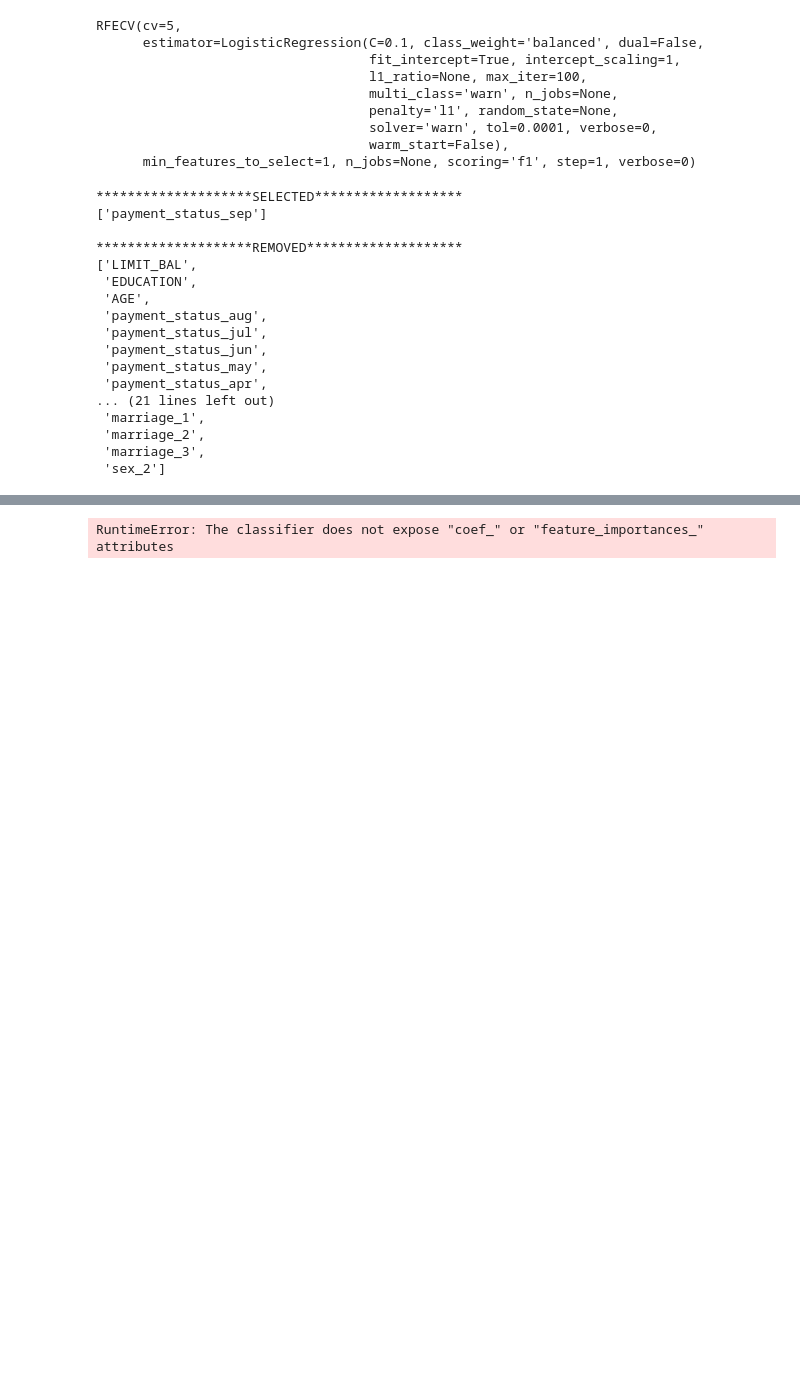
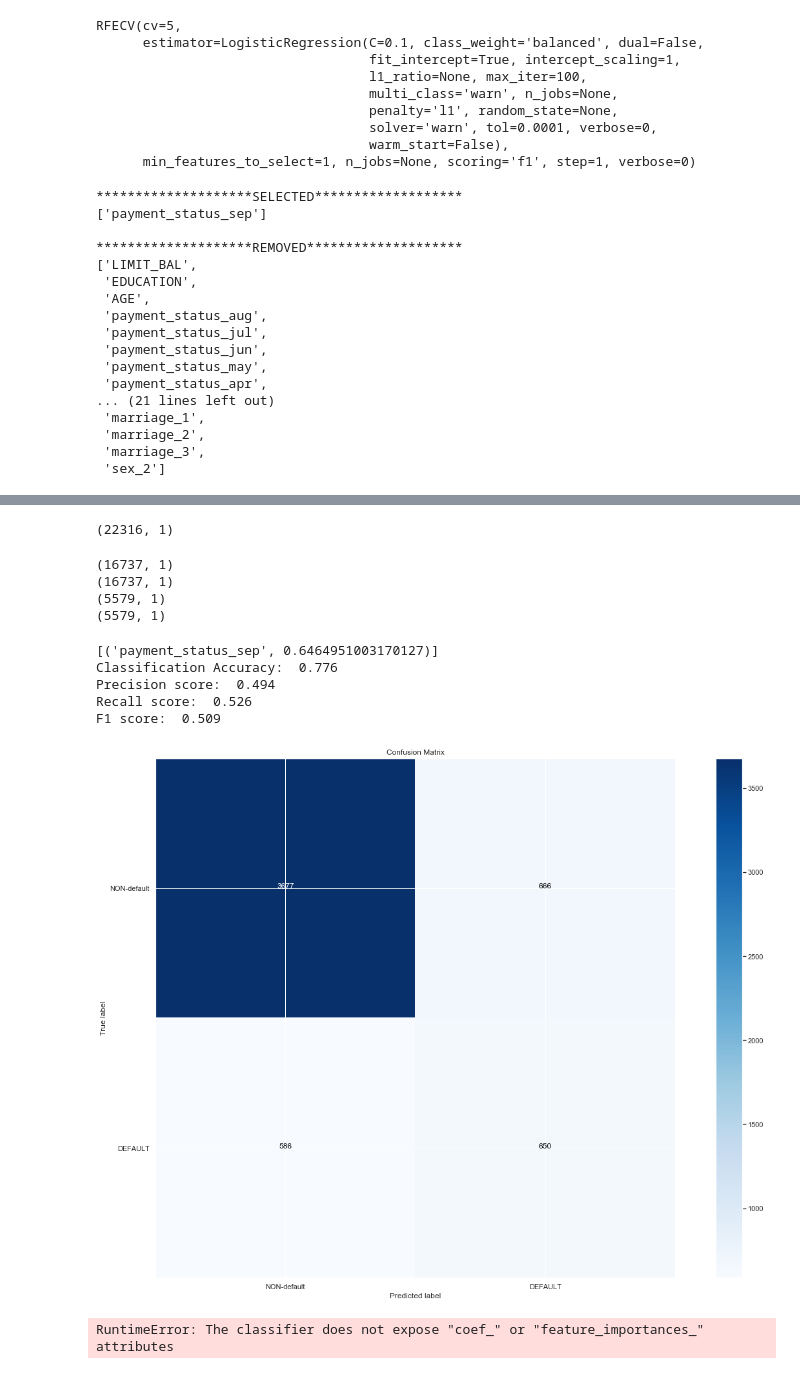
Before and after one commit to jmcneilkeller/Taiwanese_Credit_Card_Defaul, a Jupyter notebook: Taiwan_Repaired.ipynb, the cells around one changed output, grey strips where cells are left out. Drawn from its saved outputs; the diff is of its cells as text; code cells hidden in the pictures; blank space fills up the shorter version.

```diff
--- a/Taiwan_Repaired.ipynb
+++ b/Taiwan_Repaired.ipynb
@@ -988,3 +986,7 @@ pprint.pprint(list(log_removed_columns))
  'marriage_2',
  'marriage_3',
  'sex_2']
+# %%
+X_log = df2[log_selected_columns]
+y_log = df2[['defaulted']]
+X_log.head()
@@ -991,3 +1000,33 @@ pprint.pprint(list(log_removed_columns))
+# %%
+X_log.shape
+# %% [output]
+(22316, 1)
+# %%
+print(X_log_train.shape)
+print(y_log_train.shape)
+print(X_log_test.shape)
+print(y_log_test.shape)
+# %% [output]
+(16737, 1)
+(16737, 1)
+(5579, 1)
+(5579, 1)
+# %%
+X_log_train, X_log_test, y_log_train, y_log_test = train_test_split(X_log, y_log, random_state=1)
+log_scaler = StandardScaler()
+log_scaler.fit(X_log_train)
+
+X_log_train_scaled = pd.DataFrame(log_scaler.transform(X_log_train), columns=X_log_train.columns)
+X_log_test_scaled = pd.DataFrame(log_scaler.transform(X_log_test), columns=X_log_test.columns)
+# %%
+logiRegr(X_log_train, y_log_train, X_log_test, y_log_test,**log_best)
+# %% [output]
+[('payment_status_sep', 0.6464951003170127)]
+Classification Accuracy:  0.776
+Precision score:  0.494
+Recall score:  0.526
+F1 score:  0.509
+[figure, added]
 # %%
 # Will have to use KBest.
 svm_final = SVC(C=0.1, class_weight='balanced', gamma=0.1)
```
Also changed, not shown: parts of 5 cells of this notebook.
